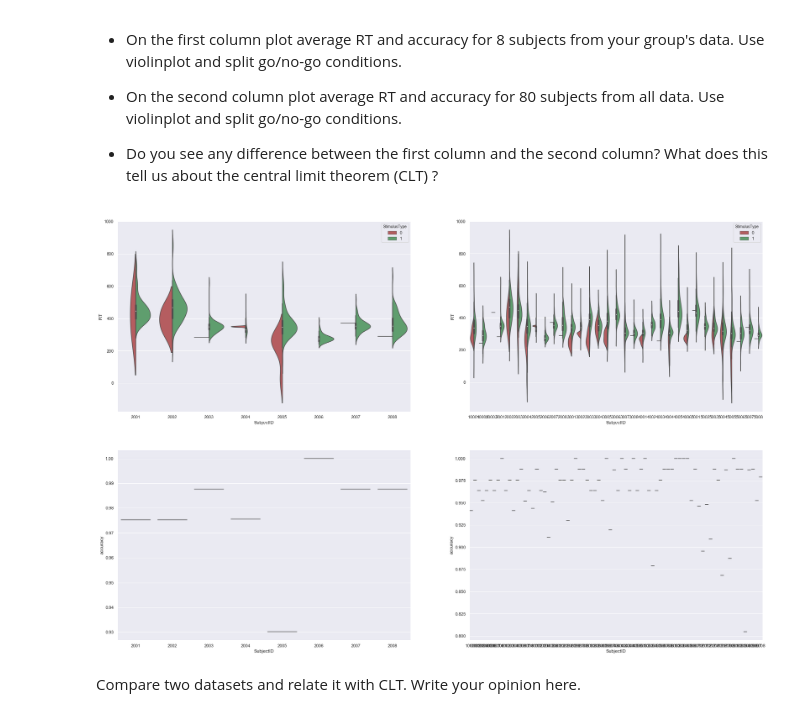
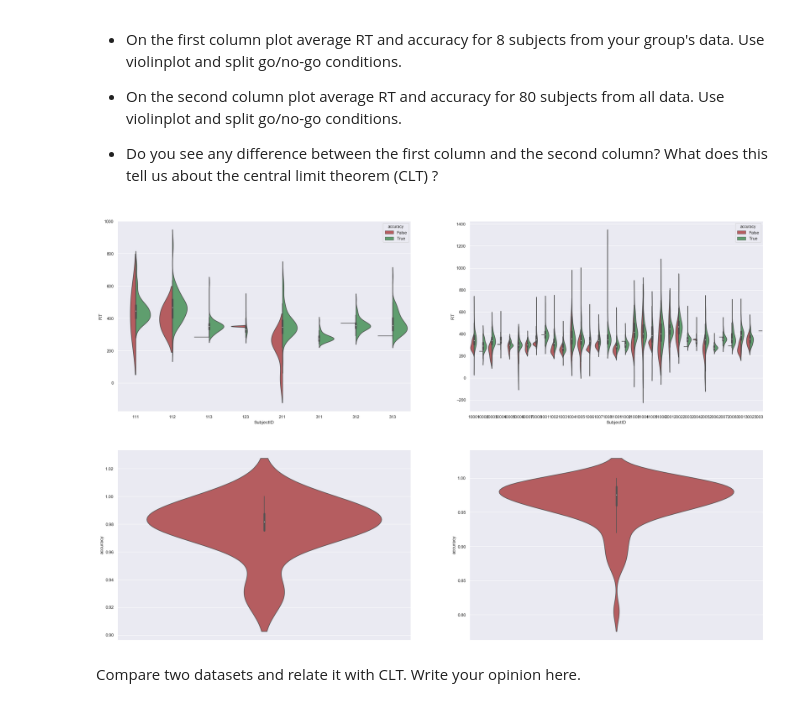
Before and after one commit to NBP-ACC/week-4-acc_2, a Jupyter notebook: sheet02.ipynb, the cells around one changed output. Saved outputs shown, nothing was run; the diff lists cells and outputs as text; code cells hidden in the pictures.

Commit message:
Add last violin plot

```diff
--- a/sheet02.ipynb
+++ b/sheet02.ipynb
@@ -141,33 +128,35 @@ with DATAPATH.open(mode='w', newline='') as file:
 # %% [markdown]
 Plot the RT of each trial for all subjects as a stripplot and a boxplot on top of each other. Do the same with a striplot and a violinplot. Plot go trials as green dots and no-go trails as red dots. Reminder: don't forget to mask the data where RT=0. Make sure that the legends are informative (Don't display duplicated legends).
 # %%
-# read data
-data_concat = pd.read_csv(os.getcwd() + "/Processed/data_concatenated.csv")
+# read data and filter out invalid
+data_concat = pd.read_csv(Path.cwd() / "Processed" / "data_concatenated.csv")
+data_concat = data_concat[data_concat.RT > 0]
+data_concat = data_concat.assign(accuracy=lambda row: row.StimulusType == row.response)
 
 # create two axes
 fig, axes = plt.subplots(nrows=1,ncols=2, figsize=(20,10))
 
 # first subplot with stripplot and boxplot
 #stripplot with data from group 2
-sns.stripplot(data = data_concat.drop(data_concat[data_concat.RT == 0].index),
+sns.stripplot(data = data_concat,
               x='SubjectID', y='RT',
-              hue='StimulusType',palette=["r", "g"],
+              hue='accuracy',palette=["r", "g"],
               ax=axes[0])
 #boxplot
-ax1 = sns.boxplot(data = data_concat.drop(data_concat[data_concat.RT == 0].index),
+ax1 = sns.boxplot(data = data_concat,
                   x='SubjectID', y='RT', color='0.9',
                   ax=axes[0])
 
 # second subplot with stripplot and violinplot
 #stripplot
-sns.stripplot(data = data_concat.drop(data_concat[data_concat.RT == 0].index),
+sns.stripplot(data = data_concat,
               x='SubjectID', y='RT',
-              hue='StimulusType',palette=["r", "g"],
+              hue='accuracy',palette=["r", "g"],
               ax=axes[1])
 #violinplot
-ax2 = sns.violinplot(data = data_concat.drop(data_concat[data_concat.RT == 0].index),
+ax2 = sns.violinplot(data = data_concat,
                      x='SubjectID', y='RT',
-                     hue='StimulusType',palette=["r", "g"], split=True,
+                     hue='accuracy',palette=["r", "g"], split=True,
                      ax=axes[1])
 
 # handling legends
@@ -221,50 +210,44 @@ for folder in groupnames:
 
 # create one big data frame for all groups
 df_all = pd.concat(df_concatenated_list, ignore_index = True,sort=False, axis = 0)
 
 # add column accuracy
 df_all = df_all.assign(accuracy=lambda row: (row.StimulusType == row.response))
 
-# sort the df according to SubjectID and StimulusType and calculate the average RT
-df_all_avg = df_all[df_all.RT > 0].groupby('SubjectID').mean().reset_index()
-
-
+# filter invalid trials
+df_all = df_all[df_all.RT > 0]
 
 # Now it's time to plot your results
 figs, axes = plt.subplots(nrows=2, ncols=2, figsize=(30,20))
 
 # Plots for our Group:
 # violin plot for RT
-sns.violinplot(data = data_concat.drop(data_concat[data_concat.RT == 0].index),
+sns.violinplot(data = data_concat,
                x = 'SubjectID', y = 'RT',
-               hue = 'StimulusType', palette = ["r", "g"],
+               hue = 'accuracy', palette = ["r", "g"],
                split = True, ax = axes[0,0])
 
 # violin plot for accurcay
-sns.violinplot(data = data_concat,
-               x = df_concatenated_avg['SubjectID'], y =df_concatenated_avg['accuracy'] ,
-               split = True, ax = axes[1,0])
-
+accuracy_small = data_concat[['SubjectID', 'accuracy']].groupby(['SubjectID']).mean()
+sns.violinplot(data = accuracy_small, y="accuracy", palette = ["r", "g"], ax = axes[1,0])
 
 
 # Plots for all Groups:
 # violin plot for RT
-df_all = df_all.drop(df_all[df_all.RT == 0].index)  # mask data with RT == 0
 df_all_part = df_all.loc[:3200]                     # get 40 subjects so the data plot is readable
 sns.violinplot(data = df_all_part,
                   x = 'SubjectID', y = 'RT',
-               hue = 'StimulusType', palette = ["r", "g"],
+               hue = 'accuracy', palette = ["r", "g"],
               split = True, ax = axes[0,1])
 
-# violin plot accurcay
-sns.violinplot(data = df_all_avg,
-              x = df_all_avg['SubjectID'], y =df_all_avg['accuracy'] ,
-               split = True, ax = axes[1,1])
+# violin for accurcay
+df_all_avg = df_all[['SubjectID', 'accuracy', 'RT']].groupby(['SubjectID']).mean()
+sns.violinplot(data = df_all_avg, y='accuracy', palette = ["r", "g"], ax = axes[1,1])
 
 
 fig.tight_layout()
 # %% [output]
-[figure, old version]
+[figure, new version]
 # %% [markdown]
 Compare two datasets and relate it with CLT. Write your opinion here.
 # %% [markdown]
```
Also changed, not shown: parts of 4 cells of this notebook.
